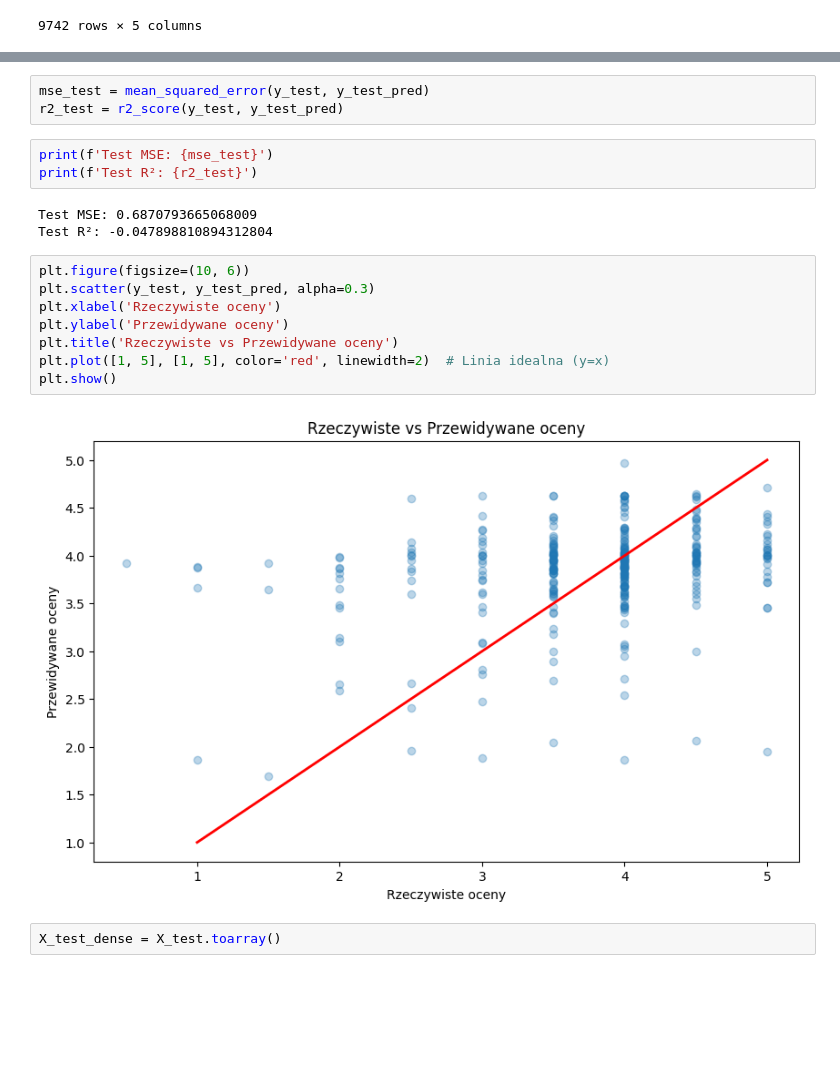
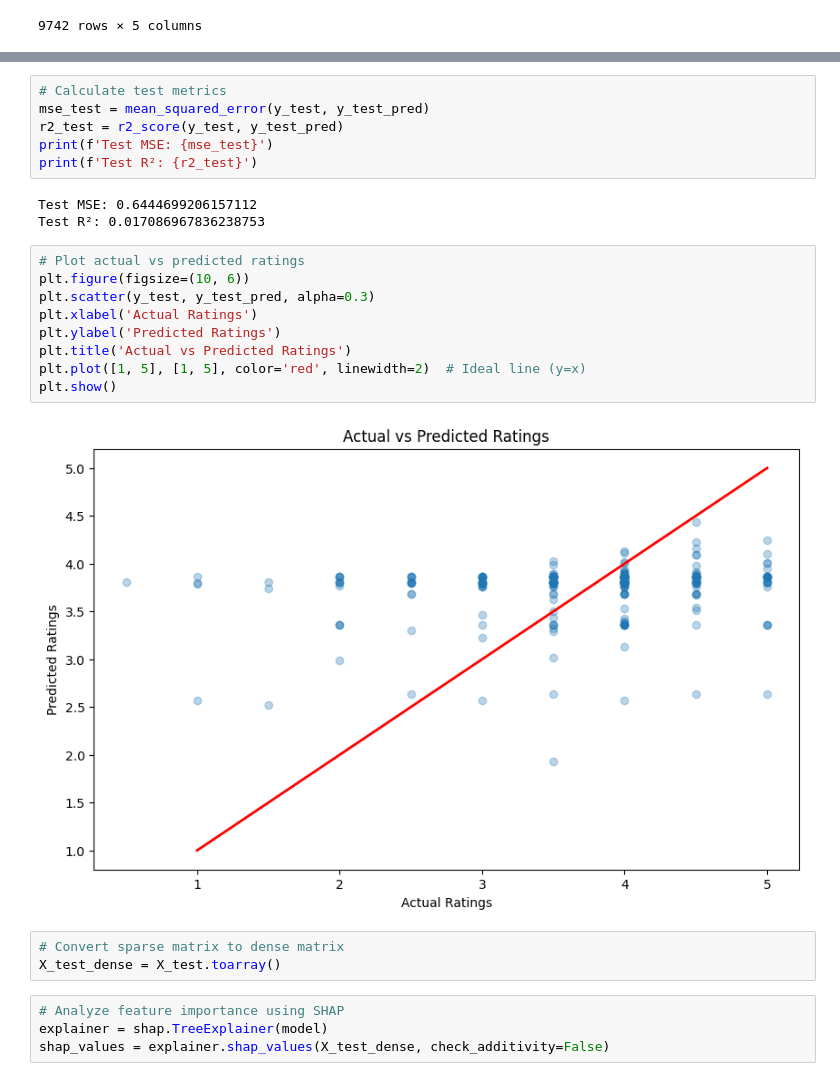
Before and after one commit to anathonic/Big-Data-Mining-Project, a Jupyter notebook: MovieLens.ipynb, the cells around one changed output, grey strips where cells are left out. Cells and saved outputs as stored; diff of their text form; blank space fills up the shorter version.

```diff
--- a/MovieLens.ipynb
+++ b/MovieLens.ipynb
@@ -144,22 +158,28 @@ print(results_df.head(10))
 # %%
+# Calculate test metrics
 mse_test = mean_squared_error(y_test, y_test_pred)
 r2_test = r2_score(y_test, y_test_pred)
+print(f'Test MSE: {mse_test}')
+print(f'Test R²: {r2_test}')
+# %% [output]
+Test MSE: 0.6444699206157112
+Test R²: 0.017086967836238753
 # %%
-print(f'Test MSE: {mse_test}')
-print(f'Test R²: {r2_test}')
+# Plot actual vs predicted ratings
+plt.figure(figsize=(10, 6))
+plt.scatter(y_test, y_test_pred, alpha=0.3)
+plt.xlabel('Actual Ratings')
+plt.ylabel('Predicted Ratings')
+plt.title('Actual vs Predicted Ratings')
+plt.plot([1, 5], [1, 5], color='red', linewidth=2)  # Ideal line (y=x)
+plt.show()
 # %% [output]
-Test MSE: 0.6870793665068009
-Test R²: -0.047898810894312804
+[figure, added]
 # %%
-plt.figure(figsize=(10, 6))
-plt.scatter(y_test, y_test_pred, alpha=0.3)
-plt.xlabel('Rzeczywiste oceny')
-plt.ylabel('Przewidywane oceny')
-plt.title('Rzeczywiste vs Przewidywane oceny')
-plt.plot([1, 5], [1, 5], color='red', linewidth=2)  # Linia idealna (y=x)
-plt.show()
+# Convert sparse matrix to dense matrix
+X_test_dense = X_test.toarray()
-# %% [output]
-[figure, removed]
 # %%
-X_test_dense = X_test.toarray()
+# Analyze feature importance using SHAP
+explainer = shap.TreeExplainer(model)
+shap_values = explainer.shap_values(X_test_dense, check_additivity=False)
 # %%
```
Also changed, not shown: parts of 16 cells of this notebook.
